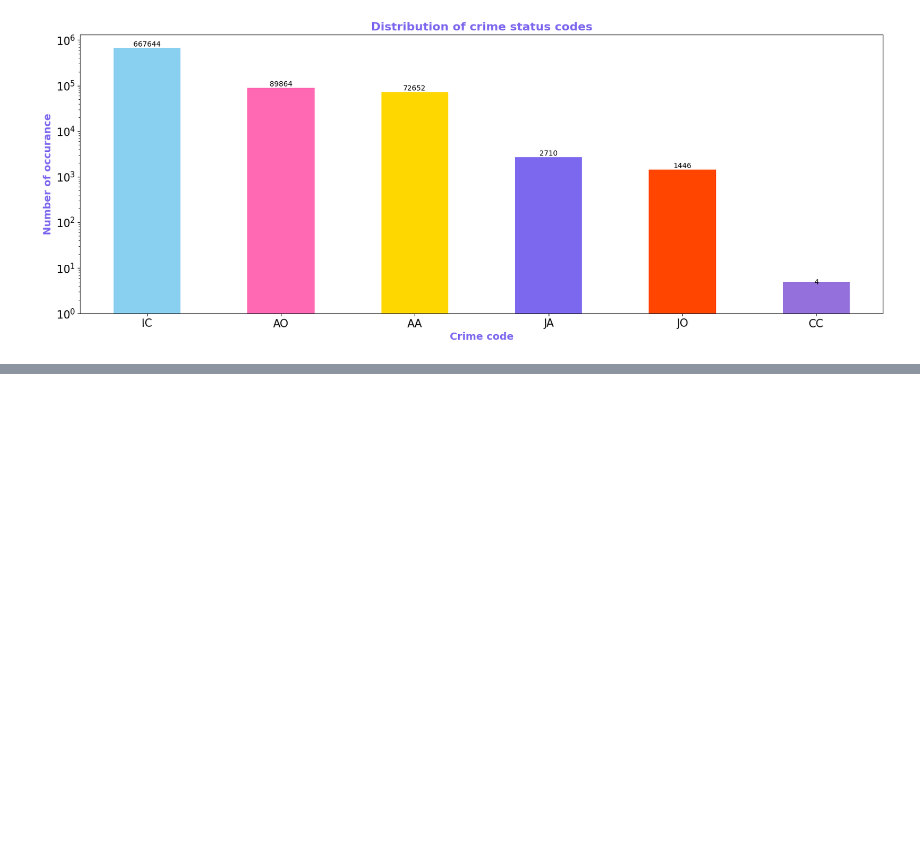
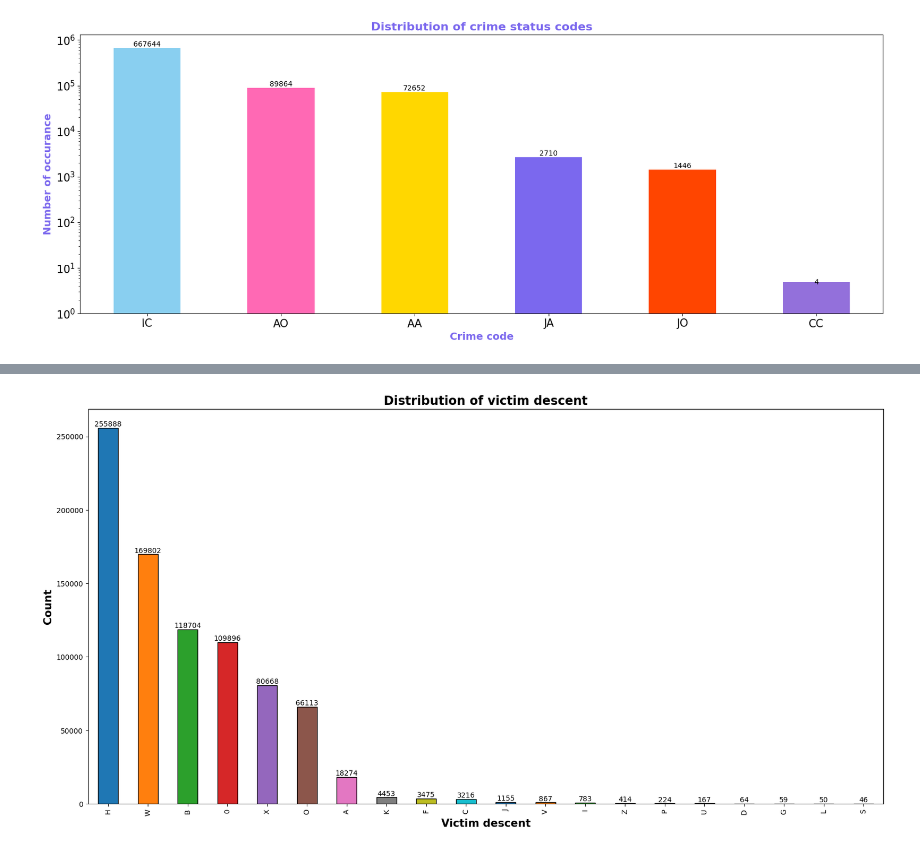
Before and after one commit to hemantsirsat/Data-Visualisation, a Jupyter notebook: Crime from 2020 to present/app.ipynb, the cells around one changed output, grey strips where cells are left out. Saved outputs shown, nothing was run; the diff lists cells and outputs as text; code cells hidden in the pictures; blank space fills up the shorter version.

```diff
--- a/Crime from 2020 to present/app.ipynb
+++ b/Crime from 2020 to present/app.ipynb
@@ -173,0 +200,38 @@ plt.show()
+# %%
+# map_descent = {
+#     "A": "Other Asians",
+#     "B": "Black",
+#     "C": "Chinese",
+#     "D": "Cambodian",
+#     "F": "Filipino",
+#     "G": "Guamanian",
+#     "H": "Hispanice/Latin/Mexican",
+#     "I": "American India/Alaskan Native",
+#     "J": "Japanese",
+#     "K": "Korean",
+#     "L": "Laotian",
+#     "O": "Other",
+#     "P": "Pacific Islander",
+#     "S": "Samoan",
+#     "U": "Hawaiian",
+#     "V": "Vietnamese",
+#     "W": "White",
+#     "X": "Unknown",
+#     "Z": "Asian Indian"
+# }
+
+plt.figure(figsize=(20,10))
+
+ax = df["Vict Descent"].value_counts()[:-1].plot(kind="bar",edgecolor="black",color=sns.color_palette("tab10"))
+
+for p in ax.patches:
+    ax.annotate(int(p.get_height()),(p.get_x()+0.25,p.get_height()+1),ha="center",va="bottom",color="black")
+    ax.tick_params("both")
+
+plt.xlabel("Victim descent",weight="bold",fontsize=15)
+plt.ylabel("Count",weight="bold",fontsize=15)
+plt.title("Distribution of victim descent",weight="bold",fontsize=17)
+
+plt.show()
+# %% [output]
+[figure, added]
```
Also changed, not shown: parts of 17 cells of this notebook.
